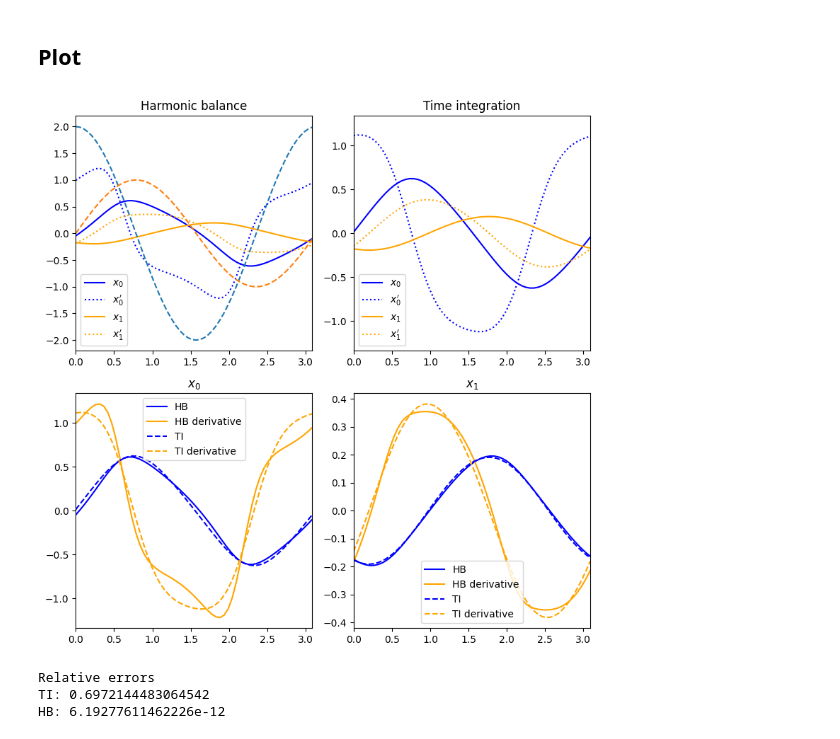
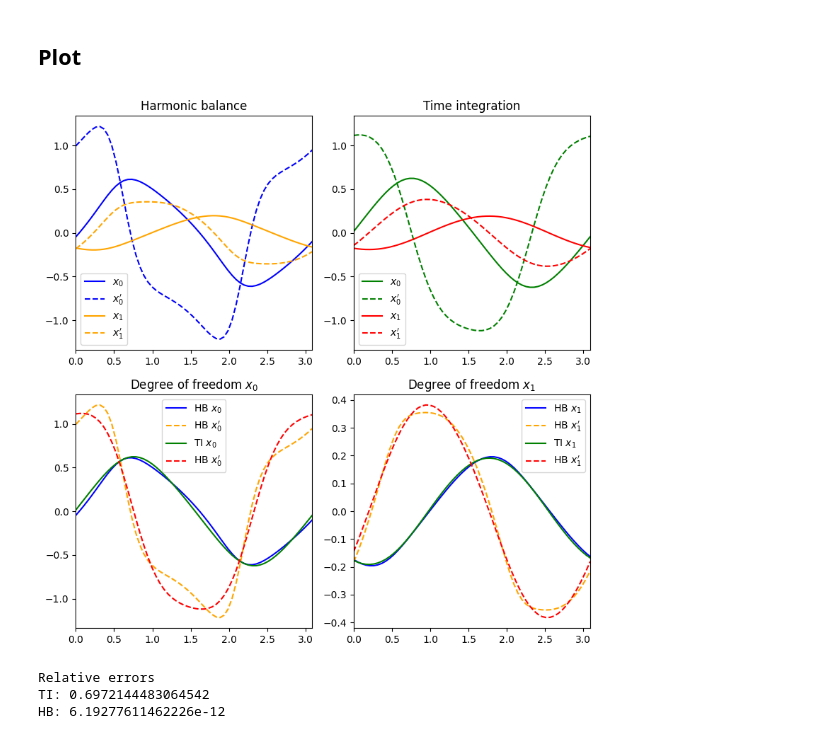
Before and after one commit to schilln/harmonic_balance_python, a Jupyter notebook: experiment/balance.ipynb, the cells around one changed output. Cells and saved outputs as stored; diff of their text form; code cells hidden in the pictures.

Commit message:
modified plots

```diff
--- a/experiment/balance.ipynb
+++ b/experiment/balance.ipynb
@@ -47,8 +47,8 @@ def get_nonlinear(
 
     return f_nl, df_nl_dx, df_nl_d_xdot
 
-
-f_nl, df_nl_dx, df_nl_d_xdot = get_nonlinear(10)
+factor = 10
+f_nl, df_nl_dx, df_nl_d_xdot = get_nonlinear(factor)
 # %% [markdown]
 ## Define system
 # %%
@@ -172,50 +172,47 @@ Iterations: 55
 # %%
 fig, axs = plt.subplots(2, 2, figsize=(8, 8))
 colors = ("blue", "orange")
+ti_colors = ("green", "red")
 [ax.set_xlim(tls[0], tls[-1]) for ax in axs.ravel()]
 
 # Harmonic balance
 ax = axs[0, 0]
 ax.set_title("Harmonic balance")
 
 names = [rf"x_{i}" for i in range(n)]
-for x, xp, color, name in zip(hb_xx, hb_xxp, colors, names):
-    ax.plot(tls, x, color=color, label=rf"${name}$")
-    ax.plot(tls, xp, color=color, label=rf"${name}'$", ls=":")
+for xx, xxp, color, name in zip(hb_xx, hb_xxp, colors, names):
+    ax.plot(tls, xx, color=color, label=rf"${name}$")
+    ax.plot(tls, xxp, color=color, label=rf"${name}'$", ls="--")
 ax.legend()
 
 # Time integration
 ax = axs[0, 1]
 ax.set_title("Time integration")
 
-for x, xp, color, name in zip(ti_xx, ti_xxp, colors, names):
-    ax.plot(tls, x, color=color, label=rf"${name}$")
-    ax.plot(tls, xp, color=color, label=rf"${name}'$", ls=":")
+for xx, xxp, color, name in zip(ti_xx, ti_xxp, ti_colors, names):
+    ax.plot(tls, xx, color=color, label=rf"${name}$")
+    ax.plot(tls, xxp, color=color, label=rf"${name}'$", ls="--")
 ax.legend()
 ax.set_ylim(axs[0, 0].get_ylim())
 
-# Compare harmonic balance and time integration for each degree of freedom
+# Compare for each degree of freedom
 for i in range(n):
     ax = axs[1, i]
-    ax.set_title(rf"${names[i]}$")
-    ax.plot(tls, hb_xx[i], color=colors[0], label="HB")
-    ax.plot(tls, hb_xxp[i], color=colors[1], label="HB derivative")
-    ax.plot(tls, ti_xx[i], color=colors[0], label="TI", ls="--")
-    ax.plot(tls, ti_xxp[i], color=colors[1], label="TI derivative", ls="--")
+    ax.set_title(rf"Degree of freedom ${names[i]}$")
+    ax.plot(tls, hb_xx[i], color=colors[0], label=rf"HB ${names[i]}$")
+    ax.plot(
+        tls, hb_xxp[i], color=colors[1], label=rf"HB ${names[i]}'$", ls="--"
+    )
+    ax.plot(tls, ti_xx[i], color=ti_colors[0], label=rf"TI ${names[i]}$")
+    ax.plot(
+        tls, ti_xxp[i], color=ti_colors[1], label=rf"HB ${names[i]}'$", ls="--"
+    )
     ax.legend()
-
-# External force
-ax = axs[0, 0]
-bb_ext = utils.extract_dofs_freq(b_ext, n)
-ff = scipy.fft.irfft(bb_ext.toarray(), axis=1, norm=freq.FFT_NORM)
-names = [rf"f_{i}" for i in range(n)]
-for f, color, name in zip(ff, colors, names):
-    ax.plot(tls, f, label=f"${name}$", ls="--")
 
 fig.tight_layout()
 plt.show()
 # %% [output]
-[figure, old version]
+[figure, new version]
 # %%
 print("Relative errors")
 print(f"TI: {solve.get_rel_error(ti_R, ti_z)}")
```
